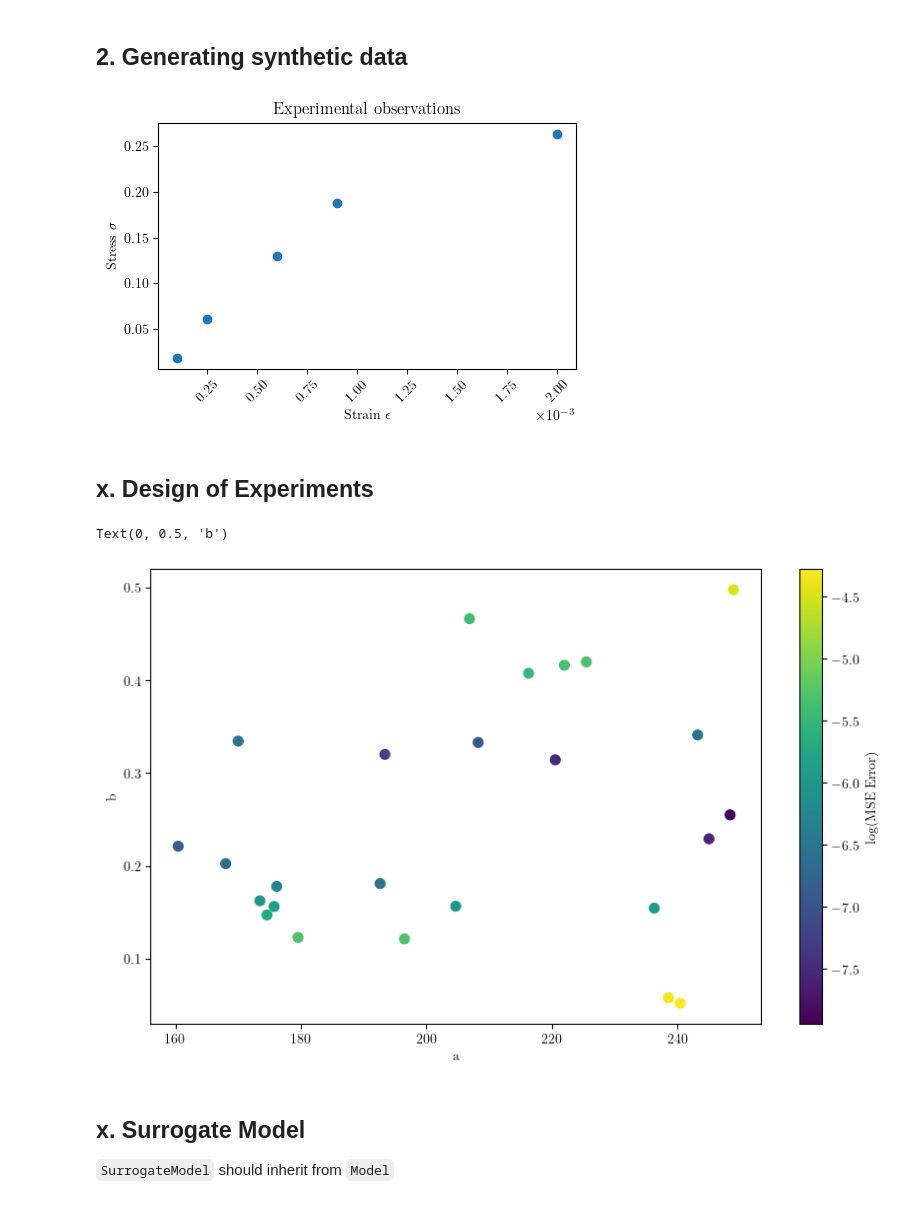
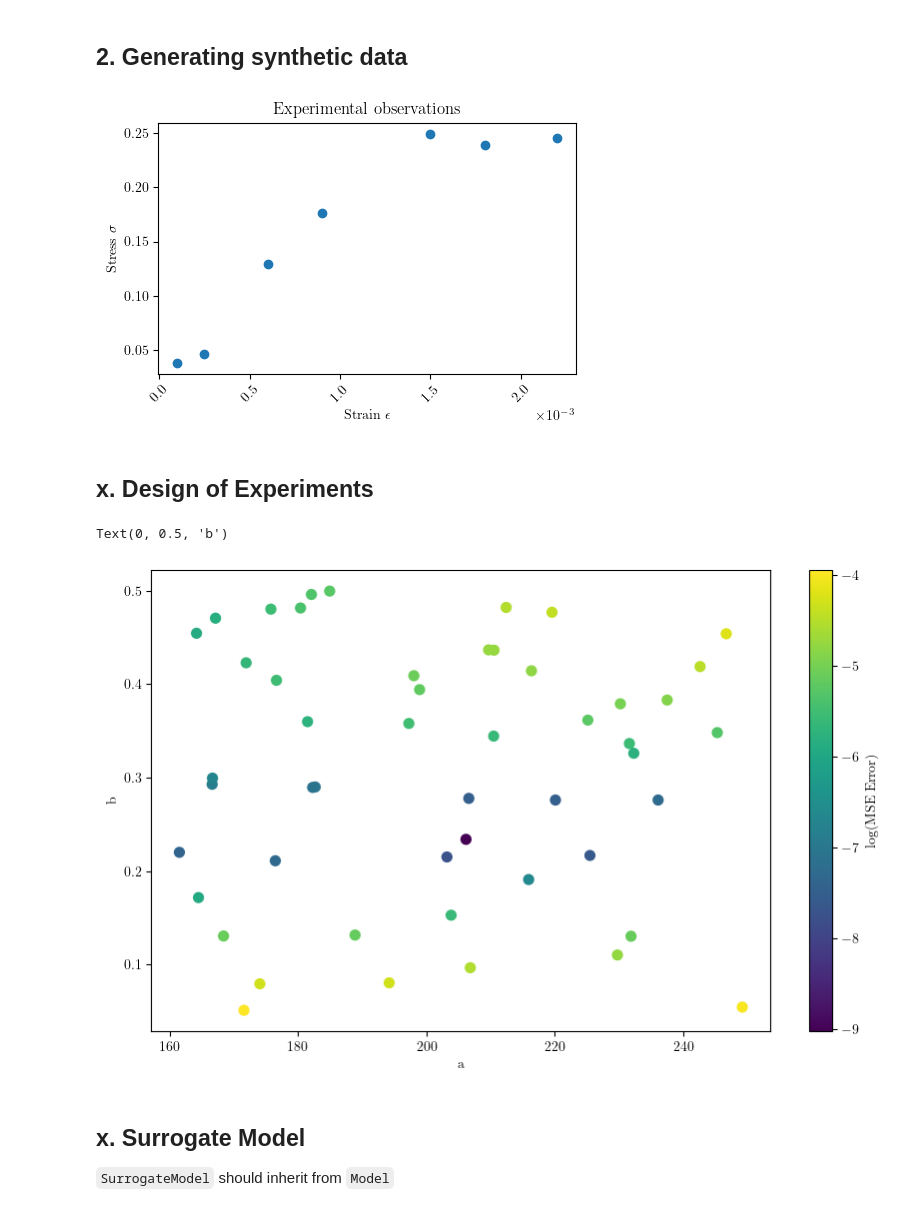
Before and after one commit to mark-hobbs/articles, a Jupyter notebook: model-calibration/model-calibration-toy.ipynb, the cells around one changed output. Saved outputs shown, nothing was run; the diff lists cells and outputs as text; code cells hidden in the pictures.

```diff
--- a/model-calibration/model-calibration-toy.ipynb
+++ b/model-calibration/model-calibration-toy.ipynb
@@ -131,7 +131,7 @@ plt.tight_layout()
 # np.random.seed(58)
 
 sigma = 0.01  # standard deviation of the noise
-strain_observed = np.array([.1, .25, .6, .9, 2]) * 1e-3
+strain_observed = np.array([.1, .25, .6, .9, 1.5, 1.8, 2.2]) * 1e-3
 stress_observed = (LinearElasticPerfectlyPlastic(strain_observed).run(np.array([E, stress_y]))
                     + np.random.normal(scale=sigma, size=strain_observed.shape[0]))
 
@@ -144,32 +144,32 @@ plt.xticks(rotation=45)
 plt.ticklabel_format(axis='x', style='sci', scilimits=(-2, 2))
 plt.tight_layout()
 # %% [output]
-[figure, old version]
+[figure, new version]
 # %% [markdown]
 ## x. Design of Experiments
 # %%
 model = LinearElasticPerfectlyPlastic(strain_observed, stress_observed)
-doe = 25
+doe = 50
 
 a_samples = []
 b_samples = []
 mse = []
 for _ in range(doe):
     a = np.random.uniform(160, 250)
     b = np.random.uniform(0.05, 0.5)
     a_samples.append(a)
     b_samples.append(b)
     candidate = np.array([a, b])
     mse.append(model(candidate))
 
 plt.figure(figsize=(10, 6))
 scatter = plt.scatter(a_samples, b_samples, c=np.log(mse), cmap='viridis', s=50)
 plt.colorbar(scatter, label='log(MSE Error)')
 plt.xlabel('a')
 plt.ylabel('b')
 # %% [output]
 Text(0, 0.5, 'b')
-[figure, old version]
+[figure, new version]
 # %% [markdown]
 ## x. Surrogate Model
 
```
Also changed, not shown: parts of 12 cells of this notebook.
